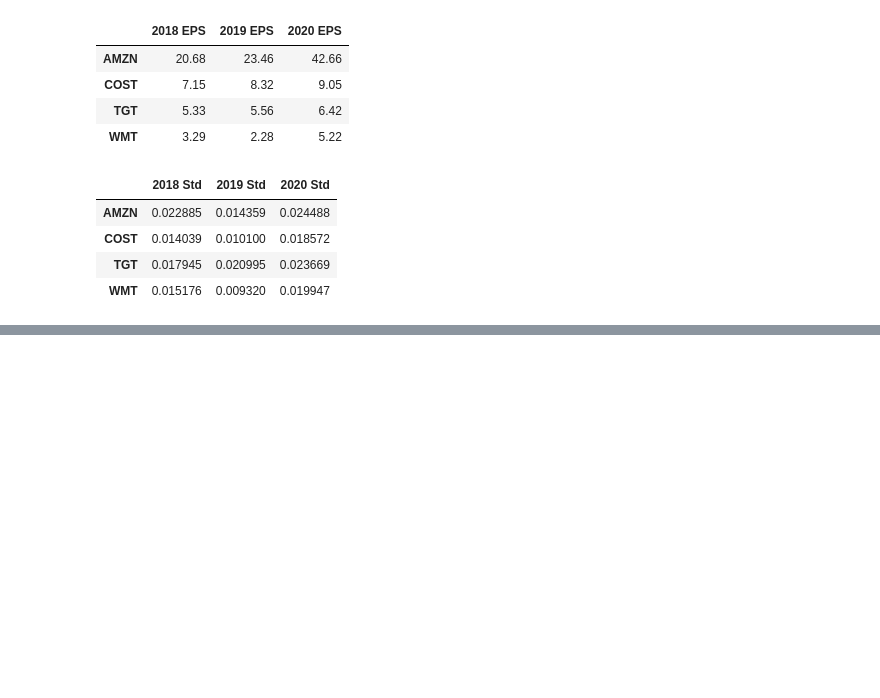
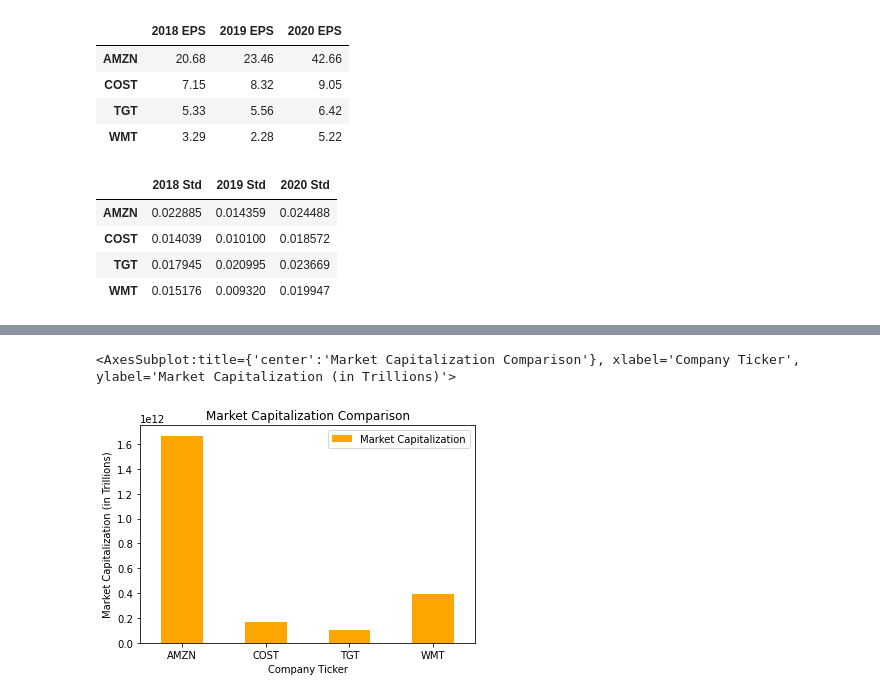
Before and after one commit to joebarry1252/Newly_Minted, a Jupyter notebook: notebooks/Joseph Barry Notebook/FinalWorkbook.ipynb, the cells around one changed output, grey strips where cells are left out. Drawn from its saved outputs; the diff is of its cells as text; code cells hidden in the pictures; blank space fills up the shorter version.

```diff
--- a/notebooks/Joseph Barry Notebook/FinalWorkbook.ipynb
+++ b/notebooks/Joseph Barry Notebook/FinalWorkbook.ipynb
@@ -417,0 +418,5 @@ retail_std_df.plot(kind="bar",figsize=(20,6), rot=90)
+# %%
+amzn_marketcap = amzn.info["marketCap"]
+cost_marketcap = cost.info["marketCap"]
+tgt_marketcap = tgt.info["marketCap"]
+wmt_marketcap = wmt.info["marketCap"]
@@ -417,0 +436,5 @@ retail_std_df.plot(kind="bar",figsize=(20,6), rot=90)
+# %%
+marketcap_retail = marketcap_df.transpose()
+# %%
+marketcap_retail.columns = ['Market Capitalization']
+marketcap_retail
@@ -417,0 +447,6 @@ retail_std_df.plot(kind="bar",figsize=(20,6), rot=90)
+# %%
+color = ['orange']
+marketcap_retail.plot.bar(title="Market Capitalization Comparison", xlabel="Company Ticker",ylabel="Market Capitalization (in Trillions)",color=color, rot=0)
+# %% [output]
+<AxesSubplot:title={'center':'Market Capitalization Comparison'}, xlabel='Company Ticker', ylabel='Market Capitalization (in Trillions)'>
+[figure, added]
```
Also changed, not shown: parts of 5 cells of this notebook.
